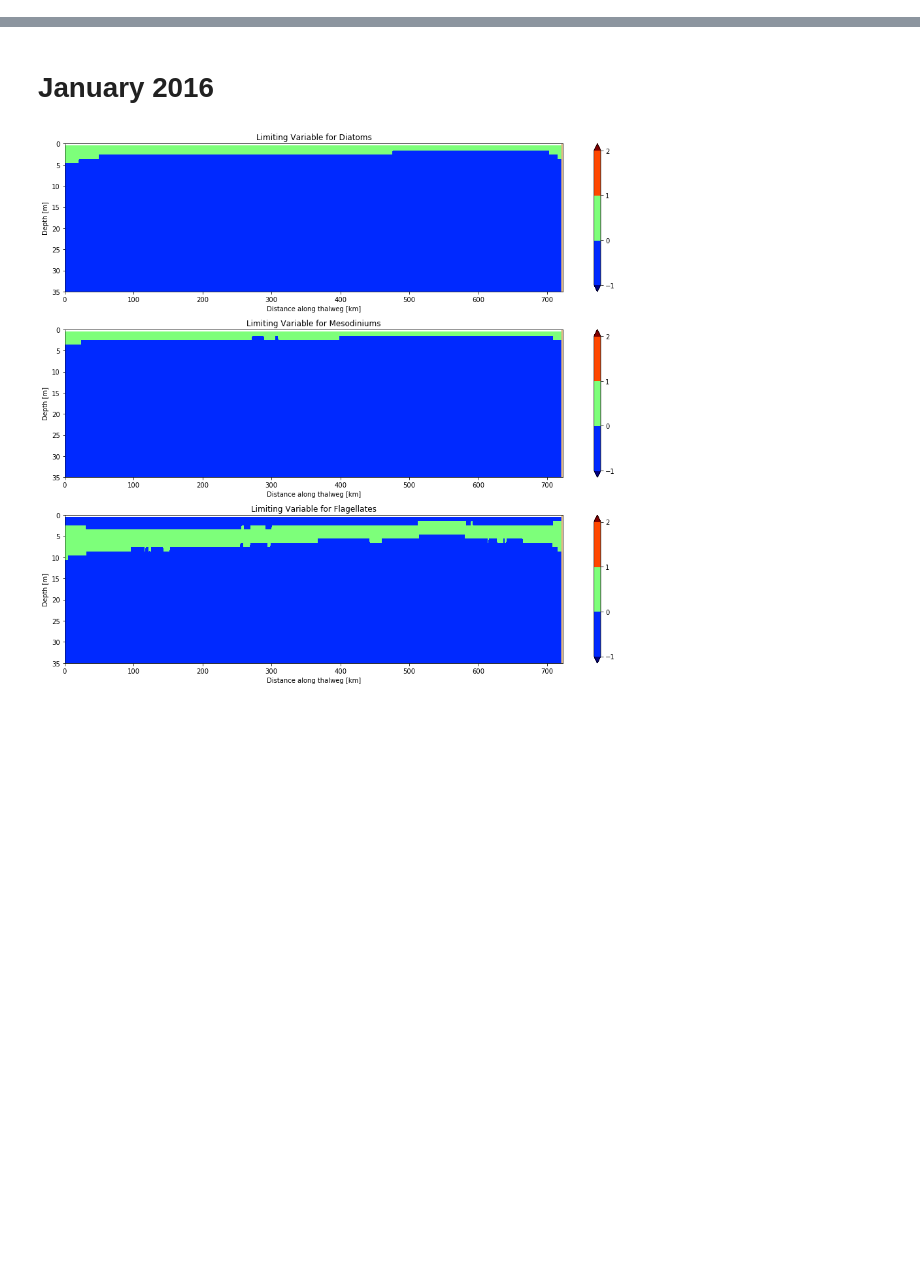
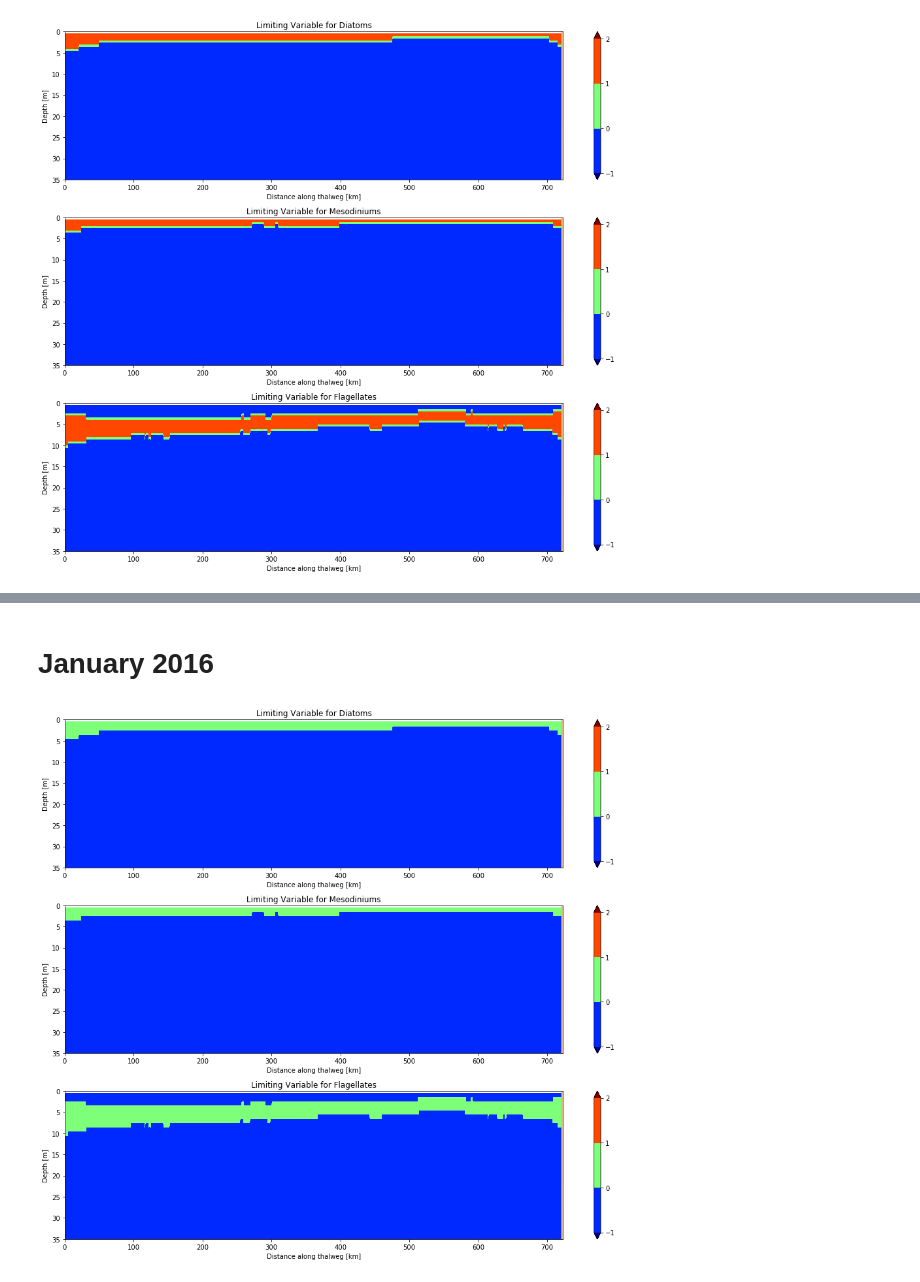
Before and after one commit to SalishSeaCast/analysis-vicky, a Jupyter notebook: notebooks/Limitations_along_thalweg.ipynb, the cells around one changed output, grey strips where cells are left out. Saved outputs shown, nothing was run; the diff lists cells and outputs as text; code cells hidden in the pictures; blank space fills up the shorter version.

```diff
--- a/notebooks/Limitations_along_thalweg.ipynb
+++ b/notebooks/Limitations_along_thalweg.ipynb
@@ -11,10 +11,10 @@ from salishsea_tools import visualisations
 bathy = nc.Dataset('/data/vdo/MEOPAR/NEMO-forcing/grid/bathymetry_201702.nc')
 mesh = nc.Dataset('/data/vdo/MEOPAR/NEMO-forcing/grid/mesh_mask201702.nc')
 # %%
-def limit_along_thalweg(path, diafile, ptrcfile):
+def limit_along_thalweg2(path, diafile, ptrcfile):
     resDir=path
     nampisprod=bio.load_nml_bio(resDir,'nampisprod',
-                            nameRefDir='/data/vdo/MEOPAR/NEMO-3.6-code/NEMOGCM/CONFIG/SMELT/EXP00/')
+                            namRefDir='/data/vdo/MEOPAR/NEMO-3.6-code/NEMOGCM/CONFIG/SMELT/EXP00/')
     fdia=nc.Dataset(os.path.join(resDir,diafile))
     fptc=nc.Dataset(os.path.join(resDir,ptrcfile))
     with nc.Dataset('/ocean/eolson/MEOPAR/NEMO-forcing/grid/mesh_mask201702.nc') as m:
@@ -39,0 +98,6 @@ def limit_along_thalweg(path, diafile, ptrcfile):
+# %%
+limit_along_thalweg2('/results/SalishSea/nowcast-green/02jan16',
+                    'SalishSea_2h_20160102_20160111_dia1_T.nc',
+                   'SalishSea_1h_20160102_20160102_ptrc_T.nc')
+# %% [output]
+[figure, added]
```
Also changed, not shown: parts of 4 cells of this notebook.
